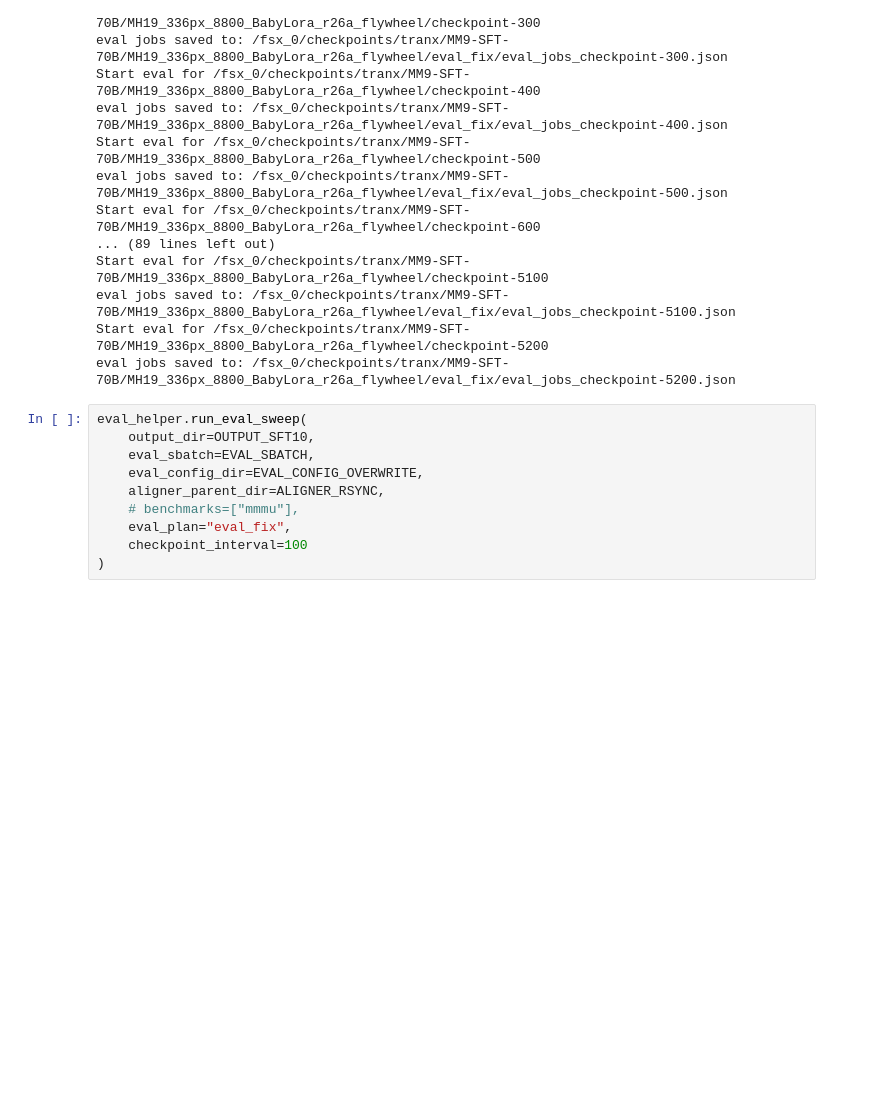
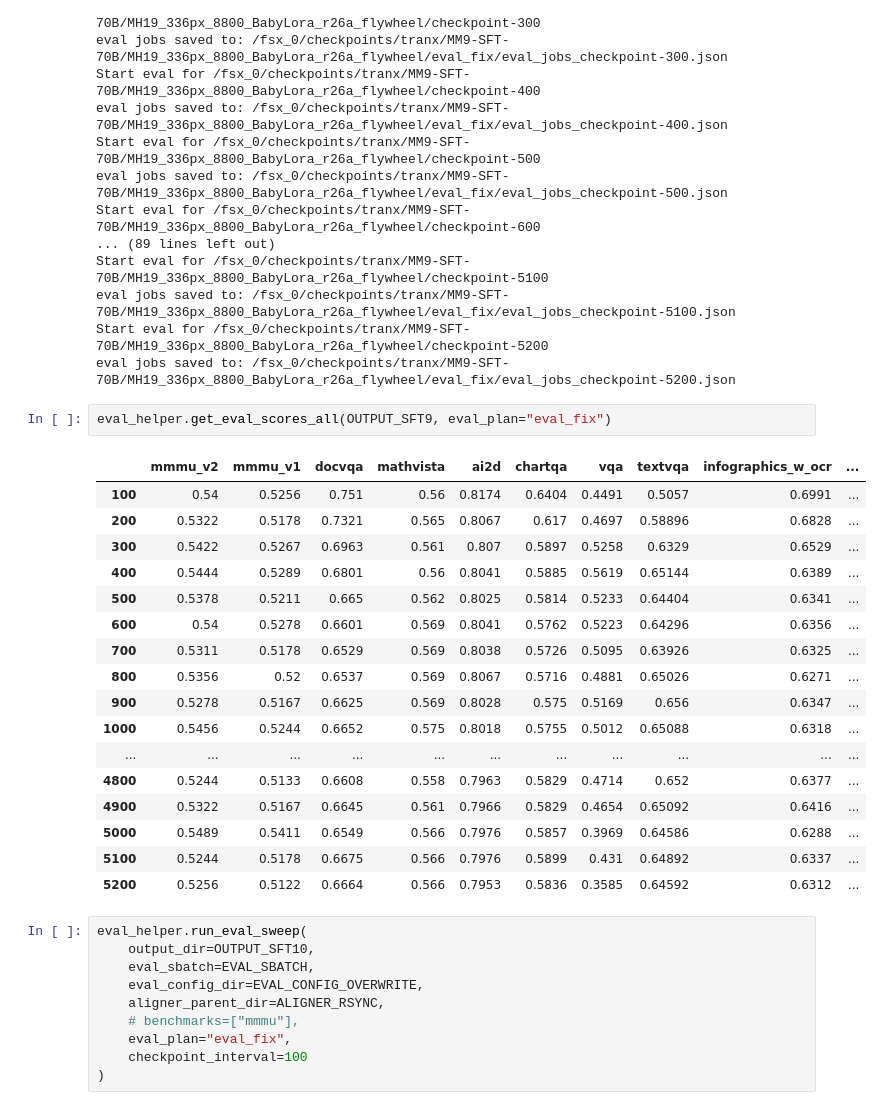
Before and after one commit to harrytranx/experiments, a Jupyter notebook: eval_sft.ipynb, the cells around one changed output. Saved outputs shown, nothing was run; the diff lists cells and outputs as text; blank space fills up the shorter version.

```diff
--- a/eval_sft.ipynb
+++ b/eval_sft.ipynb
@@ -155,6 +156,26 @@ Start eval for /fsx_0/checkpoints/tranx/MM9-SFT-70B/MH19_336px_8800_BabyLora_r26
 eval jobs saved to: /fsx_0/checkpoints/tranx/MM9-SFT-70B/MH19_336px_8800_BabyLora_r26a_flywheel/eval_fix/eval_jobs_checkpoint-5100.json
 Start eval for /fsx_0/checkpoints/tranx/MM9-SFT-70B/MH19_336px_8800_BabyLora_r26a_flywheel/checkpoint-5200
 eval jobs saved to: /fsx_0/checkpoints/tranx/MM9-SFT-70B/MH19_336px_8800_BabyLora_r26a_flywheel/eval_fix/eval_jobs_checkpoint-5200.json
+# %%
+eval_helper.get_eval_scores_all(OUTPUT_SFT9, eval_plan="eval_fix")
+# %% [output]
+|  | mmmu_v2 | mmmu_v1 | docvqa | mathvista | ai2d | chartqa | vqa | textvqa | infographics_w_ocr | ... |
+| 100 | 0.54 | 0.5256 | 0.751 | 0.56 | 0.8174 | 0.6404 | 0.4491 | 0.5057 | 0.6991 | ... |
+| 200 | 0.5322 | 0.5178 | 0.7321 | 0.565 | 0.8067 | 0.617 | 0.4697 | 0.58896 | 0.6828 | ... |
+| 300 | 0.5422 | 0.5267 | 0.6963 | 0.561 | 0.807 | 0.5897 | 0.5258 | 0.6329 | 0.6529 | ... |
+| 400 | 0.5444 | 0.5289 | 0.6801 | 0.56 | 0.8041 | 0.5885 | 0.5619 | 0.65144 | 0.6389 | ... |
+| 500 | 0.5378 | 0.5211 | 0.665 | 0.562 | 0.8025 | 0.5814 | 0.5233 | 0.64404 | 0.6341 | ... |
+| 600 | 0.54 | 0.5278 | 0.6601 | 0.569 | 0.8041 | 0.5762 | 0.5223 | 0.64296 | 0.6356 | ... |
+| 700 | 0.5311 | 0.5178 | 0.6529 | 0.569 | 0.8038 | 0.5726 | 0.5095 | 0.63926 | 0.6325 | ... |
+| 800 | 0.5356 | 0.52 | 0.6537 | 0.569 | 0.8067 | 0.5716 | 0.4881 | 0.65026 | 0.6271 | ... |
+| 900 | 0.5278 | 0.5167 | 0.6625 | 0.569 | 0.8028 | 0.575 | 0.5169 | 0.656 | 0.6347 | ... |
+| 1000 | 0.5456 | 0.5244 | 0.6652 | 0.575 | 0.8018 | 0.5755 | 0.5012 | 0.65088 | 0.6318 | ... |
+| ... | ... | ... | ... | ... | ... | ... | ... | ... | ... | ... |
+| 4800 | 0.5244 | 0.5133 | 0.6608 | 0.558 | 0.7963 | 0.5829 | 0.4714 | 0.652 | 0.6377 | ... |
+| 4900 | 0.5322 | 0.5167 | 0.6645 | 0.561 | 0.7966 | 0.5829 | 0.4654 | 0.65092 | 0.6416 | ... |
+| 5000 | 0.5489 | 0.5411 | 0.6549 | 0.566 | 0.7976 | 0.5857 | 0.3969 | 0.64586 | 0.6288 | ... |
+| 5100 | 0.5244 | 0.5178 | 0.6675 | 0.566 | 0.7976 | 0.5899 | 0.431 | 0.64892 | 0.6337 | ... |
+| 5200 | 0.5256 | 0.5122 | 0.6664 | 0.566 | 0.7953 | 0.5836 | 0.3585 | 0.64592 | 0.6312 | ... |
 # %%
 eval_helper.run_eval_sweep(
     output_dir=OUTPUT_SFT10,
```
Also changed, not shown: parts of 17 cells of this notebook, 2 other files.
